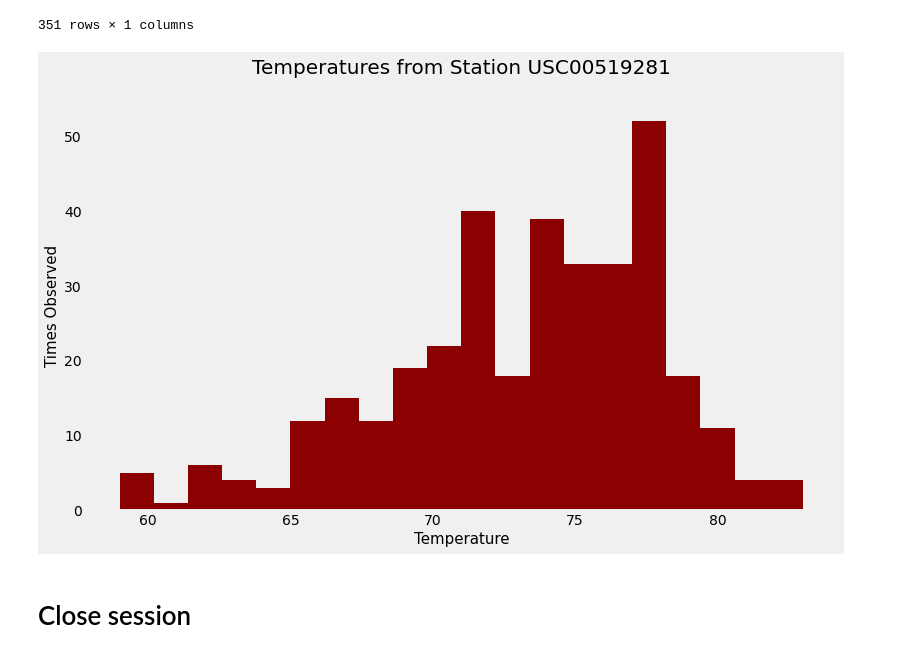
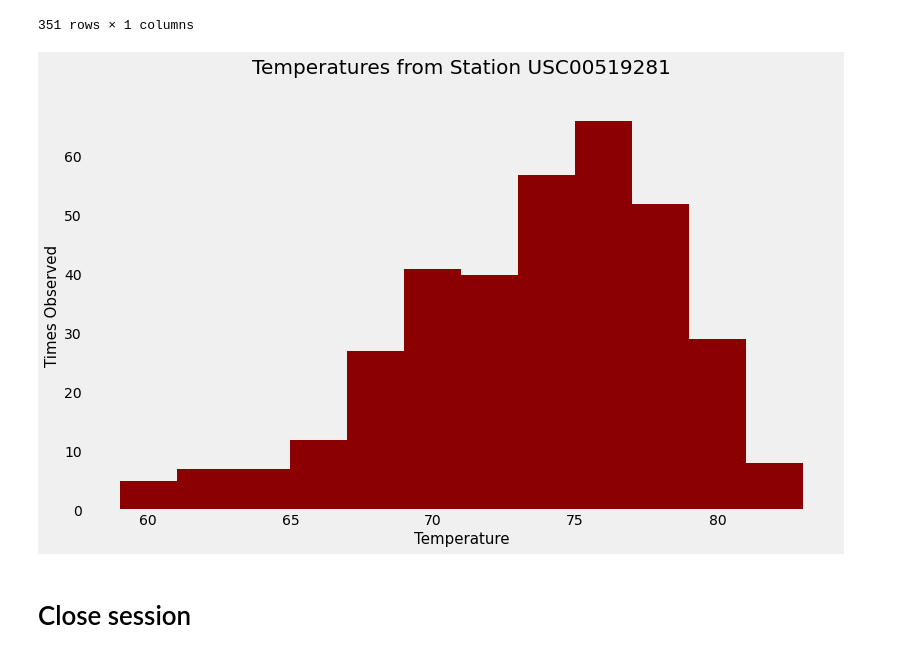
Before and after one commit to GrimmettDS/sqlalchemy-challenge, a Jupyter notebook: climate_starter.ipynb, the cells around one changed output. Drawn from its saved outputs; the diff is of its cells as text; code cells hidden in the pictures.

```diff
--- a/climate_starter.ipynb
+++ b/climate_starter.ipynb
@@ -231,15 +225,15 @@ station_year_plot
 # %%
 # Create histogram
 plt.figure(figsize=(12, 7))
-plt.hist(station_year_df["tobs"], color='darkred', bins=20)
+plt.hist(station_year_df["tobs"], color='darkred', bins=12)
 plt.ylabel('Times Observed',fontsize=15)
 plt.xlabel('Temperature',fontsize=15)
 plt.title('Temperatures from Station USC00519281\n',fontsize=20)
 plt.grid()
 #plt.savefig('images/histogram_avg_employee_salary')
 plt.show()
 # %% [output]
-[figure, old version]
+[figure, new version]
 # %% [markdown]
 # Close session
 # %%
```
Also changed, not shown: parts of 1 cell of this notebook, 2 other files.
